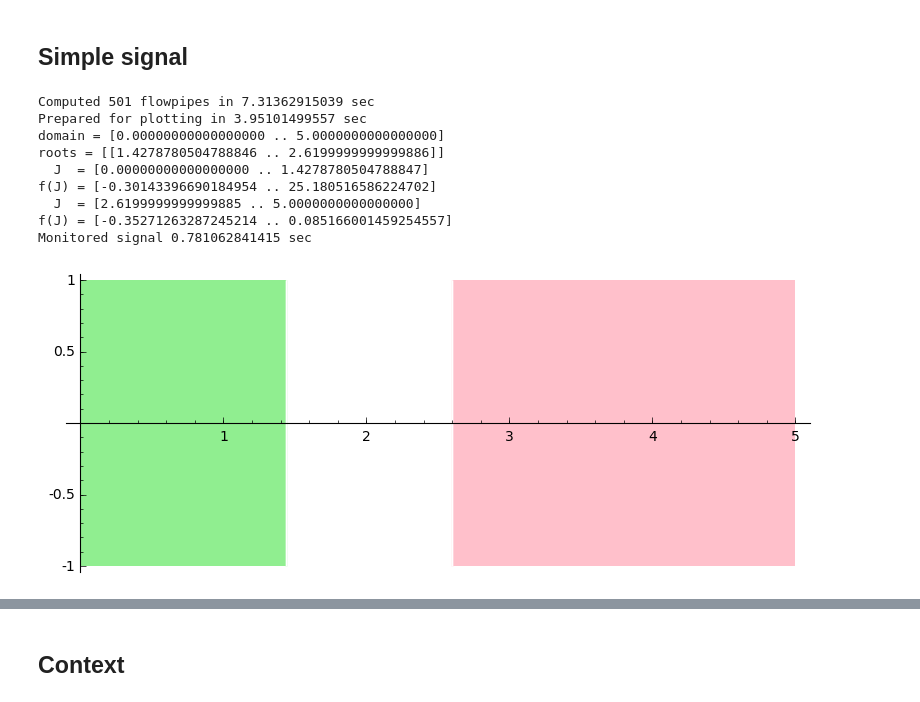
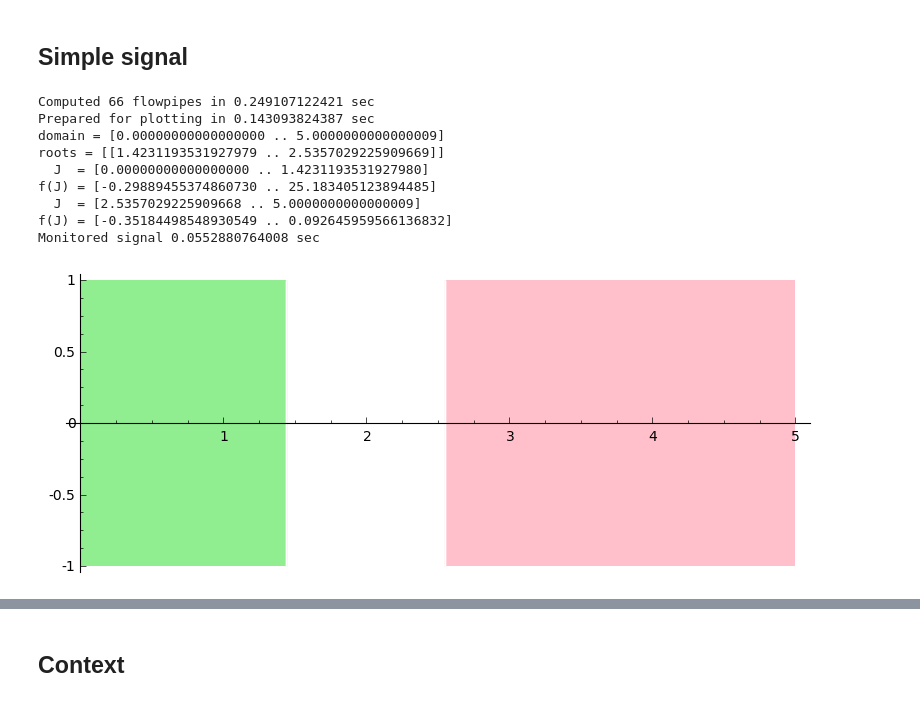
Before and after one commit to twright/Logic-of-Behaviour-in-Uncertain-Contexts, a Jupyter notebook: Whelks and lobsters context 2.ipynb, the cells around one changed output, grey strips where cells are left out. Cells and saved outputs as stored; diff of their text form; code cells hidden in the pictures.

```diff
--- a/Whelks and lobsters context 2.ipynb
+++ b/Whelks and lobsters context 2.ipynb
@@ -38,22 +38,22 @@ p.show()
 # %%
 P = Atomic((x - 1)^2 + y^2 - 0.2)
 # %%
-sig = P.signal_for_system(vf, v3, 5, order=5, step=0.01,
+sig = P.signal_for_system(vf, v3, 5, order=5, step=(0.01, 0.5),
                     precondition=1,
                     estimation=1e-3,
                     integrationScheme=2,
                     cutoff_threshold=1e-5)
 sig.plot()
 # %% [output]
-Computed 501 flowpipes in 7.31362915039 sec
-Prepared for plotting in 3.95101499557 sec
-domain = [0.00000000000000000 .. 5.0000000000000000]
-roots = [[1.4278780504788846 .. 2.6199999999999886]]
-  J  = [0.00000000000000000 .. 1.4278780504788847]
-f(J) = [-0.30143396690184954 .. 25.180516586224702]
-  J  = [2.6199999999999885 .. 5.0000000000000000]
-f(J) = [-0.35271263287245214 .. 0.085166001459254557]
-Monitored signal 0.781062841415 sec
+Computed 66 flowpipes in 0.249107122421 sec
+Prepared for plotting in 0.143093824387 sec
+domain = [0.00000000000000000 .. 5.0000000000000009]
+roots = [[1.4231193531927979 .. 2.5357029225909669]]
+  J  = [0.00000000000000000 .. 1.4231193531927980]
+f(J) = [-0.29889455374860730 .. 25.183405123894485]
+  J  = [2.5357029225909668 .. 5.0000000000000009]
+f(J) = [-0.35184498548930549 .. 0.092645959566136832]
+Monitored signal 0.0552880764008 sec
-[figure, old version]
+[figure, new version]
 # %%
 reach = Reach(vf, v3, 10,
```
Also changed, not shown: parts of 27 cells of this notebook, 18 other files.
